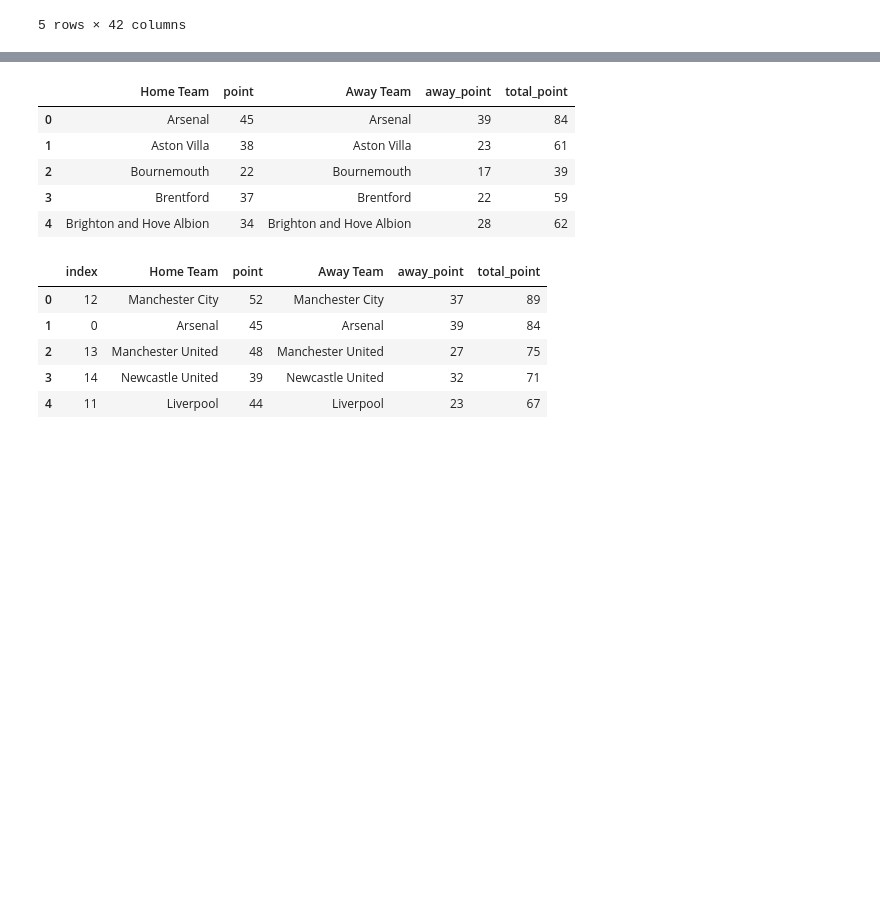
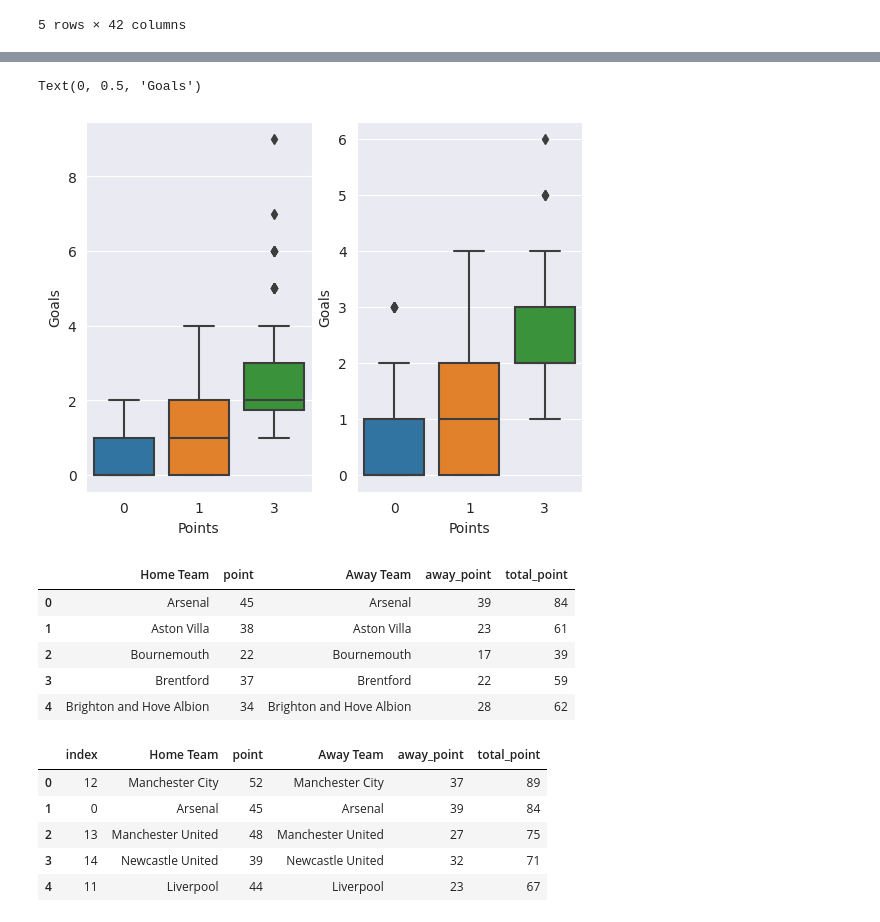
Before and after one commit to halilkkaya/premier-league-python, a Jupyter notebook: premier-league.ipynb, the cells around one changed output, grey strips where cells are left out. Drawn from its saved outputs; the diff is of its cells as text; code cells hidden in the pictures; blank space fills up the shorter version.

```diff
--- a/premier-league.ipynb
+++ b/premier-league.ipynb
@@ -202,3 +232,19 @@ df.head()
+# %%
+fig, ax = plt.subplots(1,2)
+plt.subplot(121)
+sns.boxplot(df,x="point",y=df["Goals Home"])
+plt.xlabel("Points")
+plt.ylabel("Goals")
+
+plt.subplot(122)
+sns.boxplot(df,x="away_point",y="Away Goals")
+plt.xlabel("Points")
+plt.ylabel("Goals")
+
+# The graph showing how many goals were required to earn the points
+# %% [output]
+Text(0, 0.5, 'Goals')
+[figure, added]
 # %%
 home_points = df.groupby("Home Team")["point"].sum().reset_index()
 away_points = df.groupby("Away Team")["away_point"].sum().reset_index()
```
Also changed, not shown: parts of 3 cells of this notebook.
